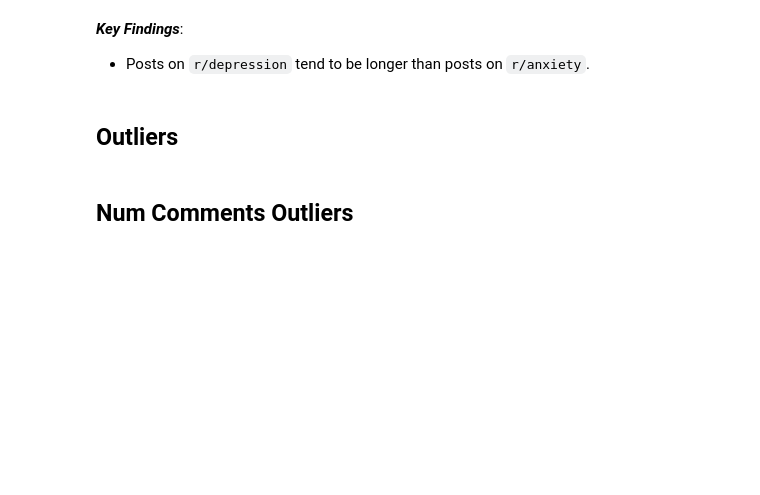
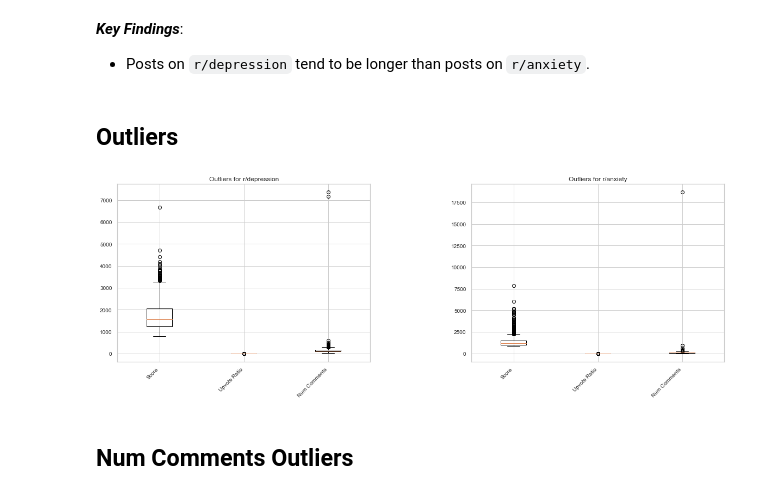
Before and after one commit to nicholas-khoo/Subreddit-Natural-Language-Processing-Binary-Classification, a Jupyter notebook: code/02_Data_Cleaning_and_EDA.ipynb, the cells around one changed output. Saved outputs shown, nothing was run; the diff lists cells and outputs as text; code cells hidden in the pictures; blank space fills up the shorter version.

```diff
--- a/code/02_Data_Cleaning_and_EDA.ipynb
+++ b/code/02_Data_Cleaning_and_EDA.ipynb
@@ -517,35 +606,37 @@ plt.show()
 # %%
 # figure for subplots
 fig, (ax1, ax2) = plt.subplots(1, 2, figsize=(10, 5))
 
 # boxplot for r/depression
 depression_data = [df_depression_praw['score'], df_depression_praw['upvote_ratio'], df_depression_praw['num_comments']]
 depression_labels = ['Score', 'Upvote Ratio', 'Num Comments']
 ax1.boxplot(depression_data, labels=depression_labels)
-ax1.set_title('r/depression')
+ax1.set_title('Outliers for r/depression')
 
 # boxplot for r/anxiety
 anxiety_data = [df_anxiety_praw['score'], df_anxiety_praw['upvote_ratio'], df_anxiety_praw['num_comments']]
 anxiety_labels = ['Score', 'Upvote Ratio', 'Num Comments']
 ax2.boxplot(anxiety_data, labels=anxiety_labels)
-ax2.set_title('r/anxiety')
+ax2.set_title('Outliers for r/anxiety')
 
 # spacing
 fig.subplots_adjust(wspace=0.4)
 
 # xtick label positon
 for ax in [ax1, ax2]:
     plt.setp(ax.get_xticklabels(), rotation=45, ha='right')
 
 # label size
 for ax in [ax1, ax2]:
     ax.tick_params(axis='both', which='major', labelsize=10)
 
 # figure size
 fig.set_size_inches(20, 6)
 
 # plot
 plt.show()
+# %% [output]
+[figure, added]
 # %% [markdown]
 ## Num Comments Outliers
 # %%
```
Also changed, not shown: parts of 43 cells of this notebook, 2 other files.
